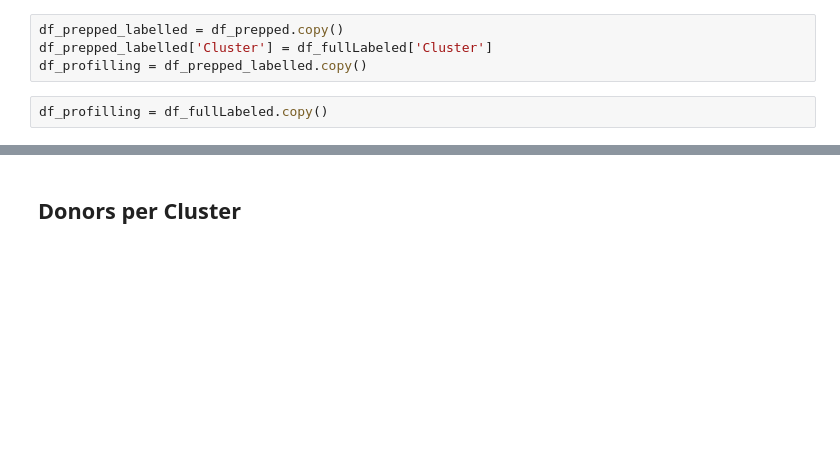
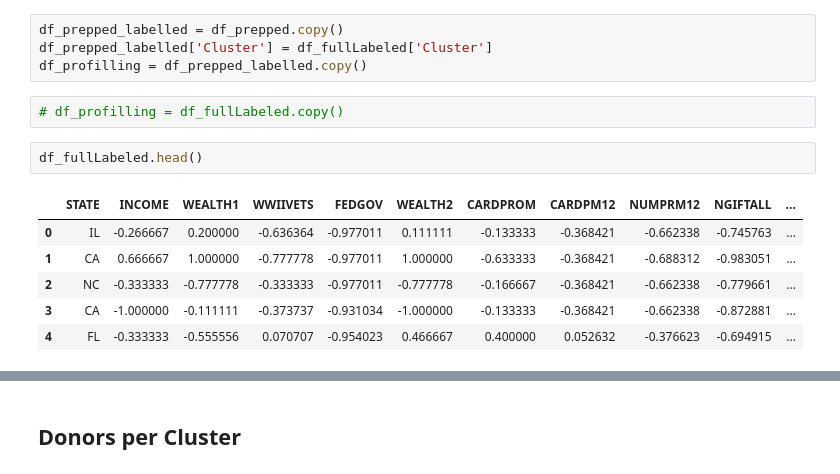
Before and after one commit to felipe-costa/MADS, a Jupyter notebook: Data Minning/Project_v2/Profilling_v1.0.ipynb, the cells around one changed output, grey strips where cells are left out. Drawn from its saved outputs; the diff is of its cells as text; blank space fills up the shorter version.

```diff
--- a/Data Minning/Project_v2/Profilling_v1.0.ipynb
+++ b/Data Minning/Project_v2/Profilling_v1.0.ipynb
@@ -54,7 +63,16 @@ df_prepped_labelled = df_prepped.copy()
 df_prepped_labelled['Cluster'] = df_fullLabeled['Cluster']
 df_profilling = df_prepped_labelled.copy()
 # %%
-df_profilling = df_fullLabeled.copy()
+# df_profilling = df_fullLabeled.copy()
+# %%
+df_fullLabeled.head()
+# %% [output]
+|  | STATE | INCOME | WEALTH1 | WWIIVETS | FEDGOV | WEALTH2 | CARDPROM | CARDPM12 | NUMPRM12 | NGIFTALL | ... |
+| 0 | IL | -0.266667 | 0.200000 | -0.636364 | -0.977011 | 0.111111 | -0.133333 | -0.368421 | -0.662338 | -0.745763 | ... |
+| 1 | CA | 0.666667 | 1.000000 | -0.777778 | -0.977011 | 1.000000 | -0.633333 | -0.368421 | -0.688312 | -0.983051 | ... |
+| 2 | NC | -0.333333 | -0.777778 | -0.333333 | -0.977011 | -0.777778 | -0.166667 | -0.368421 | -0.662338 | -0.779661 | ... |
+| 3 | CA | -1.000000 | -0.111111 | -0.373737 | -0.931034 | -1.000000 | -0.133333 | -0.368421 | -0.662338 | -0.872881 | ... |
+| 4 | FL | -0.333333 | -0.555556 | 0.070707 | -0.954023 | 0.466667 | 0.400000 | 0.052632 | -0.376623 | -0.694915 | ... |
 # %%
 df_profilling.head()
 # %% [output]
```
Also changed, not shown: parts of 7 cells of this notebook, 6 other files.
